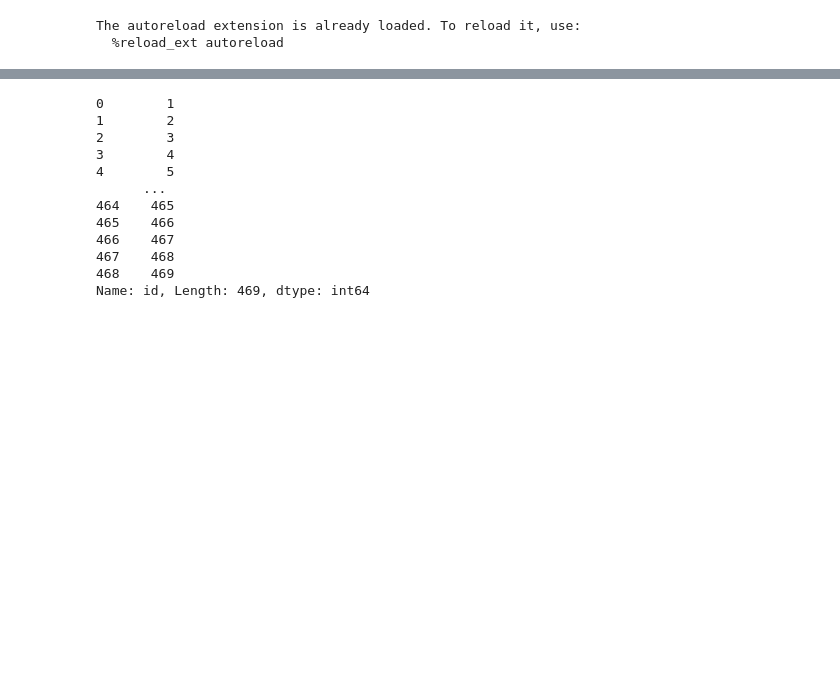
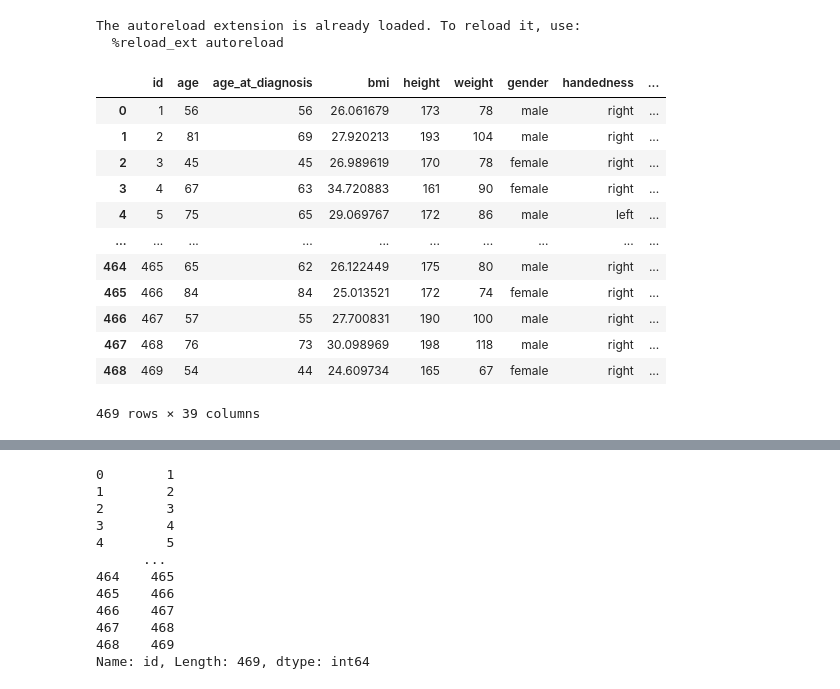
Before and after one commit to marzecovaa/spark, a Jupyter notebook: notebooks/final_model_anna_boss_5.ipynb, the cells around one changed output, grey strips where cells are left out. Cells and saved outputs as stored; diff of their text form; code cells hidden in the pictures; blank space fills up the shorter version.

```diff
--- a/notebooks/final_model_anna_boss_5.ipynb
+++ b/notebooks/final_model_anna_boss_5.ipynb
@@ -42,3 +37,19 @@ The autoreload extension is already loaded. To reload it, use:
 raw_prep_dir  = '../processed_data/'
 # %%
 X_q_data, y_data, id_list = load_q_data(raw_prep_dir + 'merged_dfq.csv')
+X_q_data.shape
+X_q_data
+# %% [output]
+|  | id | age | age_at_diagnosis | bmi | height | weight | gender | handedness | ... |
+| 0 | 1 | 56 | 56 | 26.061679 | 173 | 78 | male | right | ... |
+| 1 | 2 | 81 | 69 | 27.920213 | 193 | 104 | male | right | ... |
+| 2 | 3 | 45 | 45 | 26.989619 | 170 | 78 | female | right | ... |
+| 3 | 4 | 67 | 63 | 34.720883 | 161 | 90 | female | right | ... |
+| 4 | 5 | 75 | 65 | 29.069767 | 172 | 86 | male | left | ... |
+| ... | ... | ... | ... | ... | ... | ... | ... | ... | ... |
+| 464 | 465 | 65 | 62 | 26.122449 | 175 | 80 | male | right | ... |
+| 465 | 466 | 84 | 84 | 25.013521 | 172 | 74 | female | right | ... |
+| 466 | 467 | 57 | 55 | 27.700831 | 190 | 100 | male | right | ... |
+| 467 | 468 | 76 | 73 | 30.098969 | 198 | 118 | male | right | ... |
+| 468 | 469 | 54 | 44 | 24.609734 | 165 | 67 | female | right | ... |
+469 rows × 39 columns
```
Also changed, not shown: parts of 19 cells of this notebook.
